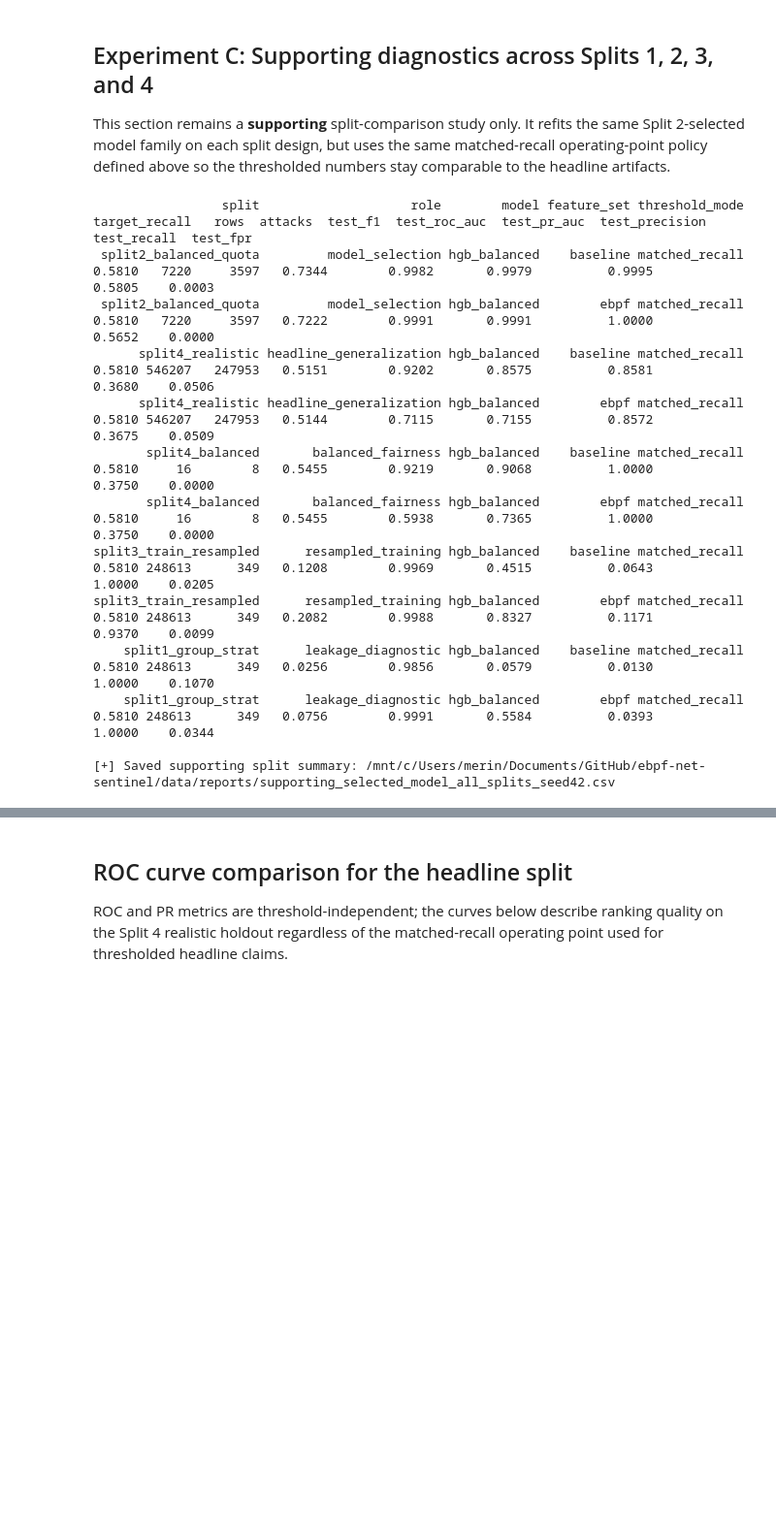
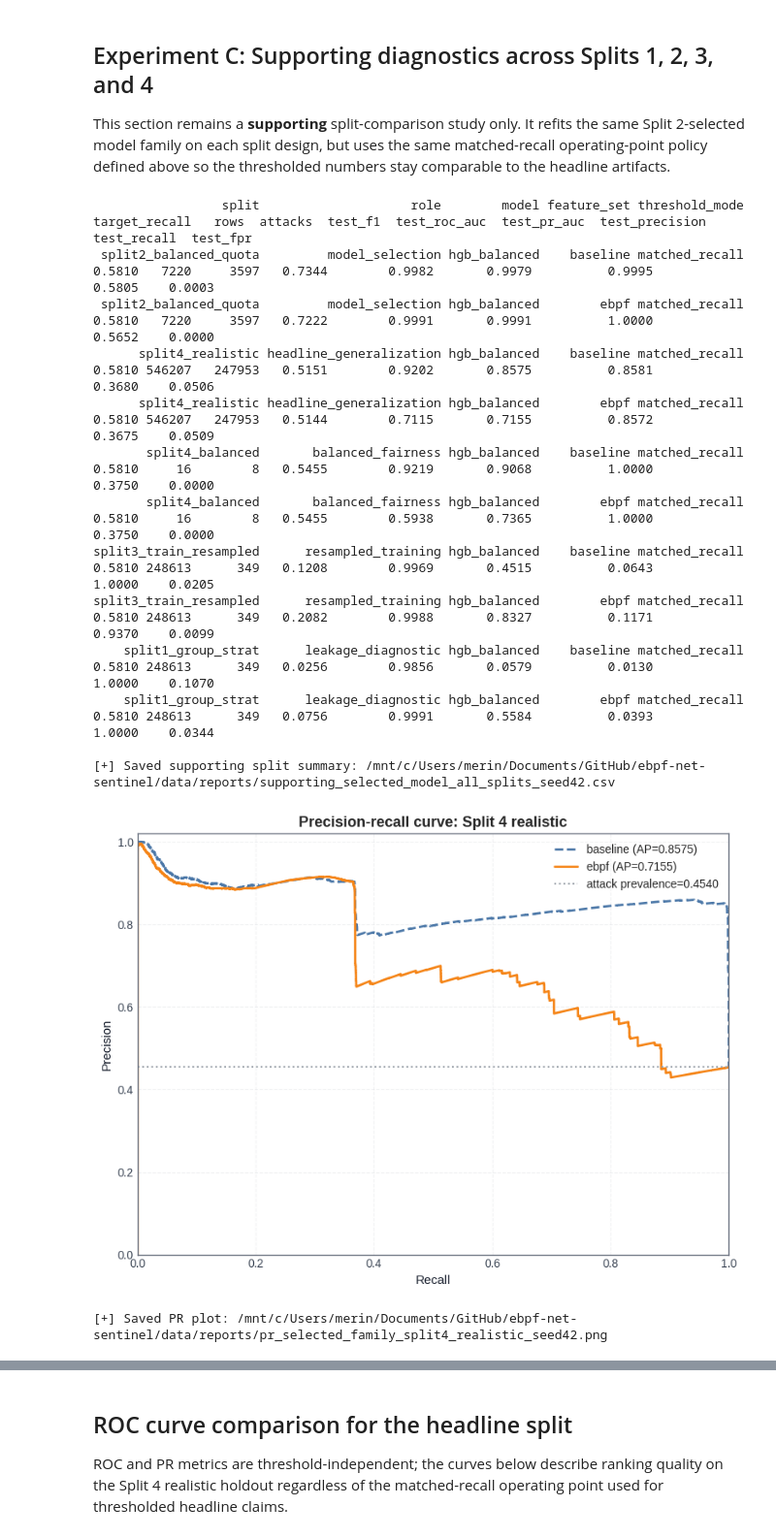
Before and after one commit to merinnnn/ebpf-net-sentinel, a Jupyter notebook: ml/notebooks/01_baseline_vs_ebpf.ipynb, the cells around one changed output, grey strips where cells are left out. Shown at 97% size. Cells and saved outputs as stored; diff of their text form; code cells hidden in the pictures; blank space fills up the shorter version.

```diff
--- a/ml/notebooks/01_baseline_vs_ebpf.ipynb
+++ b/ml/notebooks/01_baseline_vs_ebpf.ipynb
@@ -699,30 +782,62 @@ role_order = {
     'model_selection': 0,
     'headline_generalization': 1,
     'balanced_fairness': 2,
     'resampled_training': 3,
     'leakage_diagnostic': 4,
 }
 if not supporting_df.empty:
     supporting_df = supporting_df.assign(_ord=supporting_df['role'].map(role_order)).sort_values(
         ['_ord', 'split', 'feature_set']
     ).drop(columns=['_ord']).reset_index(drop=True)
     print(supporting_df.to_string(index=False, float_format='{:.4f}'.format))
     supporting_csv = REPORTS_DIR / f'supporting_selected_model_all_splits_seed{RANDOM_SEED}.csv'
     supporting_df.to_csv(supporting_csv, index=False)
     print(f'\n[+] Saved supporting split summary: {supporting_csv}')
 else:
     print('[!] No supporting split results were generated.')
+
+
+fig, ax = plt.subplots(figsize=(8, 6))
+for fs_name, colour, ls in [('baseline', BASELINE_COLOR, '--'), ('ebpf', EBPF_COLOR, '-')]:
+    if fs_name not in headline_results:
+        continue
+    r = headline_results[fs_name]
+    yt = np.array(r['y_test'])
+    yp = np.array(r['y_prob'])
+    order = np.argsort(yp)[::-1]
+    yt = yt[order]
+    yp = yp[order]
+    tp = np.cumsum(yt == 1)
+    fp = np.cumsum(yt == 0)
+    precision = tp / np.maximum(tp + fp, 1)
+    recall = tp / max(int((yt == 1).sum()), 1)
+    ax.plot(recall, precision, color=colour, linestyle=ls, linewidth=2, label=f"{fs_name} (AP={r['test']['pr_auc']:.4f})")
+base_rate = np.mean(np.array(next(iter(headline_results.values()))['y_test'])) if headline_results else 0.0
+ax.axhline(base_rate, color=NEUTRAL_COLOR, linestyle=':', linewidth=1.5, label=f'attack prevalence={base_rate:.4f}')
+ax.set_title('Precision-recall curve: Split 4 realistic')
+ax.set_xlabel('Recall')
+ax.set_ylabel('Precision')
+ax.set_xlim(0, 1)
+ax.set_ylim(0, 1.02)
+ax.legend()
+plt.tight_layout()
+out_png = REPORTS_DIR / f'pr_selected_family_split4_realistic_seed{RANDOM_SEED}.png'
+savefig(fig, out_png)
+plt.show()
+print(f'[+] Saved PR plot: {out_png}')
 # %% [output]
                  split                    role        model feature_set threshold_mode  target_recall   rows  attacks  test_f1  test_roc_auc  test_pr_auc  test_precision  test_recall  test_fpr
  split2_balanced_quota         model_selection hgb_balanced    baseline matched_recall         0.5810   7220     3597   0.7344        0.9982       0.9979          0.9995       0.5805    0.0003
  split2_balanced_quota         model_selection hgb_balanced        ebpf matched_recall         0.5810   7220     3597   0.7222        0.9991       0.9991          1.0000       0.5652    0.0000
       split4_realistic headline_generalization hgb_balanced    baseline matched_recall         0.5810 546207   247953   0.5151        0.9202       0.8575          0.8581       0.3680    0.0506
       split4_realistic headline_generalization hgb_balanced        ebpf matched_recall         0.5810 546207   247953   0.5144        0.7115       0.7155          0.8572       0.3675    0.0509
        split4_balanced       balanced_fairness hgb_balanced    baseline matched_recall         0.5810     16        8   0.5455        0.9219       0.9068          1.0000       0.3750    0.0000
        split4_balanced       balanced_fairness hgb_balanced        ebpf matched_recall         0.5810     16        8   0.5455        0.5938       0.7365          1.0000       0.3750    0.0000
 split3_train_resampled      resampled_training hgb_balanced    baseline matched_recall         0.5810 248613      349   0.1208        0.9969       0.4515          0.0643       1.0000    0.0205
 split3_train_resampled      resampled_training hgb_balanced        ebpf matched_recall         0.5810 248613      349   0.2082        0.9988       0.8327          0.1171       0.9370    0.0099
     split1_group_strat      leakage_diagnostic hgb_balanced    baseline matched_recall         0.5810 248613      349   0.0256        0.9856       0.0579          0.0130       1.0000    0.1070
     split1_group_strat      leakage_diagnostic hgb_balanced        ebpf matched_recall         0.5810 248613      349   0.0756        0.9991       0.5584          0.0393       1.0000    0.0344
 
 [+] Saved supporting split summary: /mnt/c/Users/merin/Documents/GitHub/ebpf-net-sentinel/data/reports/supporting_selected_model_all_splits_seed42.csv
+[figure, added]
+[+] Saved PR plot: /mnt/c/Users/merin/Documents/GitHub/ebpf-net-sentinel/data/reports/pr_selected_family_split4_realistic_seed42.png
```
Also changed, not shown: parts of 8 cells of this notebook.
